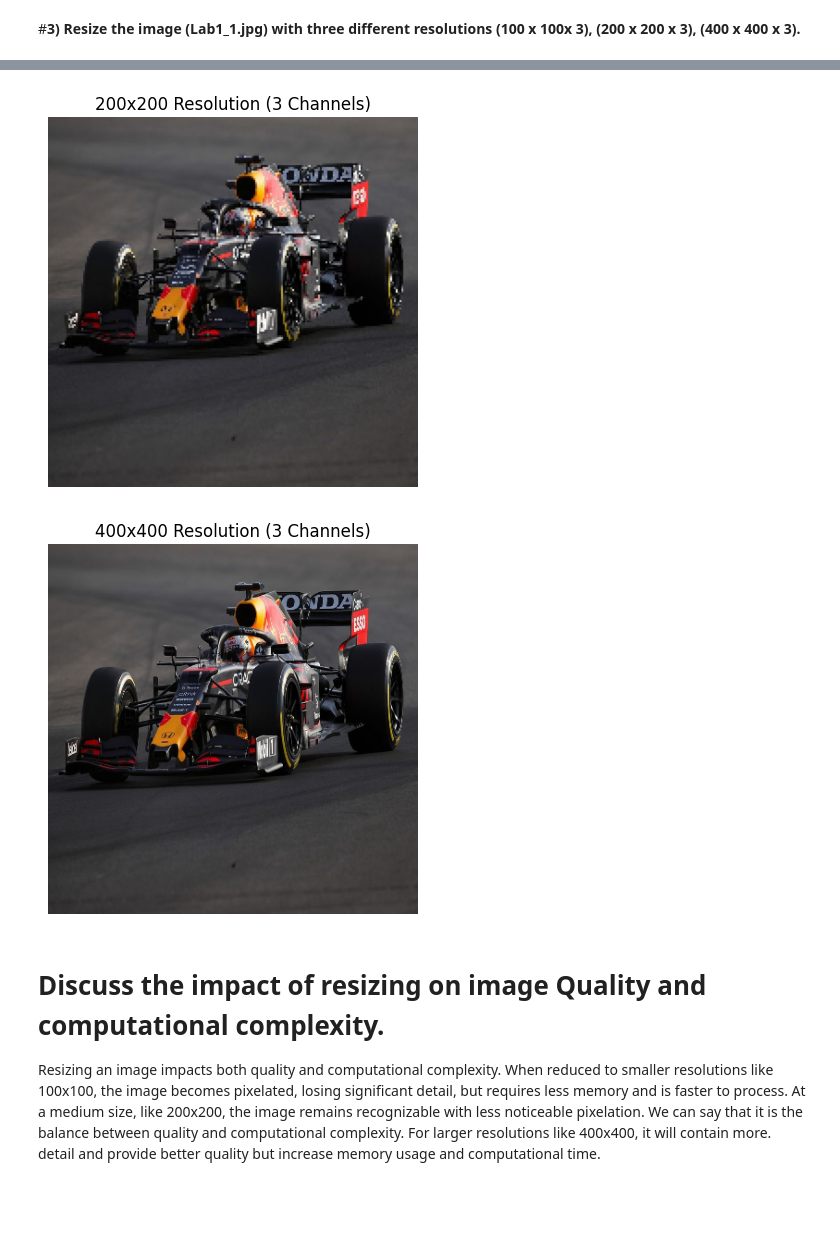
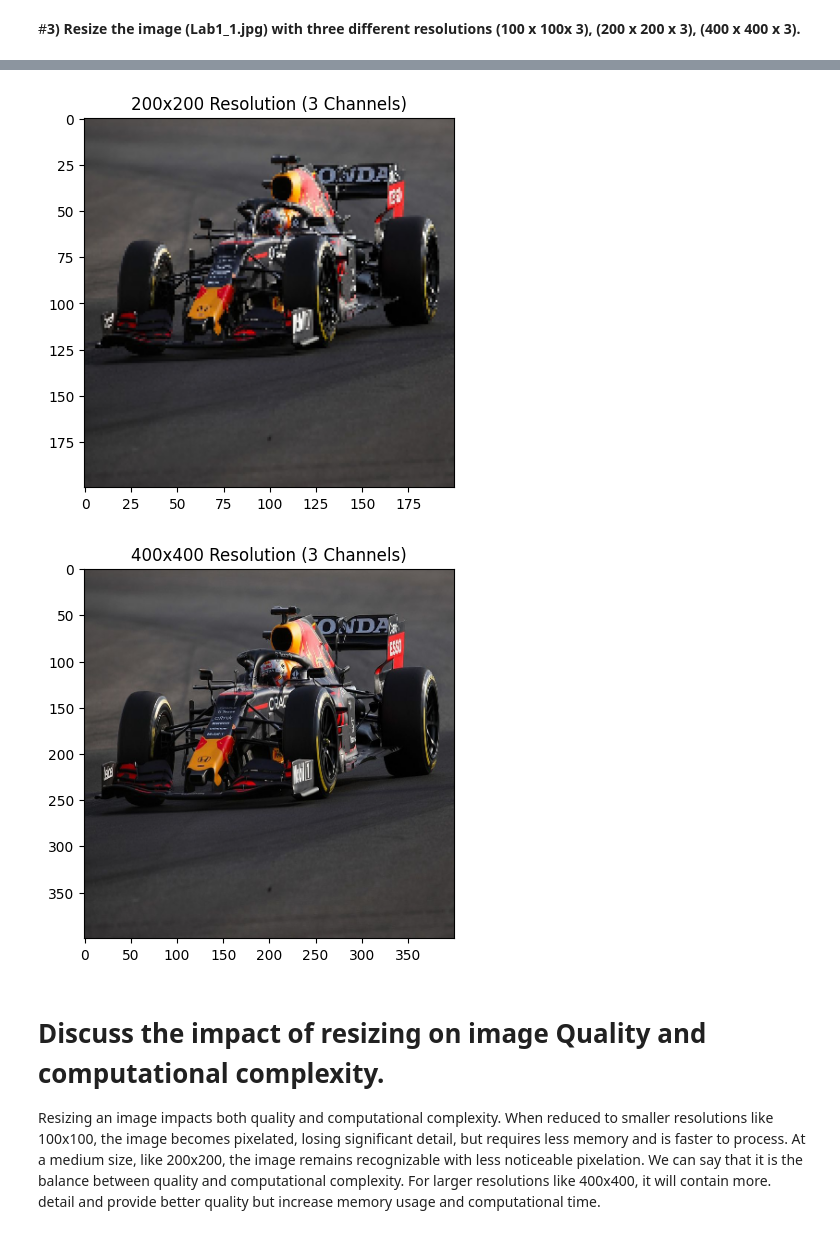
Before and after one commit to Ahmed-Magdi1/Lab1_Machine_Vision, a Jupyter notebook: Lab_1.ipynb, the cells around one changed output, grey strips where cells are left out. Saved outputs shown, nothing was run; the diff lists cells and outputs as text; code cells hidden in the pictures; blank space fills up the shorter version.

```diff
--- a/Lab_1.ipynb
+++ b/Lab_1.ipynb
@@ -10,7 +10,7 @@ import  cv2 as cv  #Define computer vision library
 import numpy as np #Define numpy library
 from matplotlib import pyplot as plt #Define matplotlib library
 # %%
-colored_image = cv.imread('/content/sample_data/Lab_1_1.jpg') #Read the image
+colored_image = cv.imread('/content/Lab_1_1.jpg') #Read the image
 rgb_image = cv.cvtColor(colored_image, cv.COLOR_BGR2RGB) #Convert the image from BGR to RGB
 plt.imshow(rgb_image) #Show the image
 plt.title('Colored_image')  # Set the title
@@ -41,7 +41,7 @@ def display_image(image, title):
     rgb_image = cv.cvtColor(image, cv.COLOR_BGR2RGB)
     plt.imshow(rgb_image)  # Display the image
     plt.title(title)  # Set the title
-    plt.axis('off')  # Hide axis
+    # plt.axis('off')  # Hide axis
     plt.show()  # Show the plot
 
 # Display the resized images
@@ -53,5 +53,5 @@ display_image(image_400x400, '400x400 Resolution (3 Channels)')
-[figure, old version]
+[figure, new version]
-[figure, old version]
+[figure, new version]
 # %% [markdown]
 # Discuss the impact of resizing on image Quality and computational complexity.
 
```
Also changed, not shown: parts of 8 cells of this notebook.
